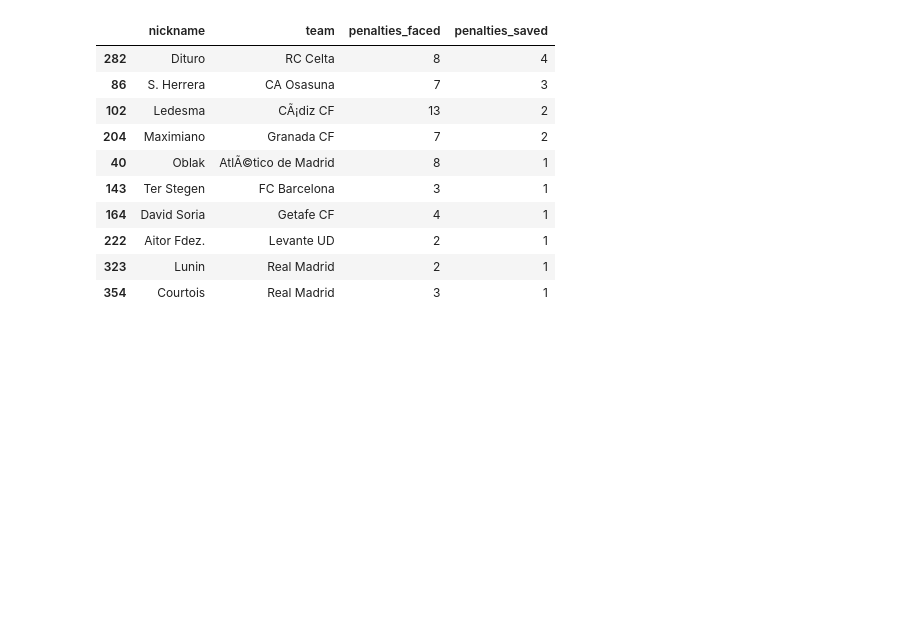
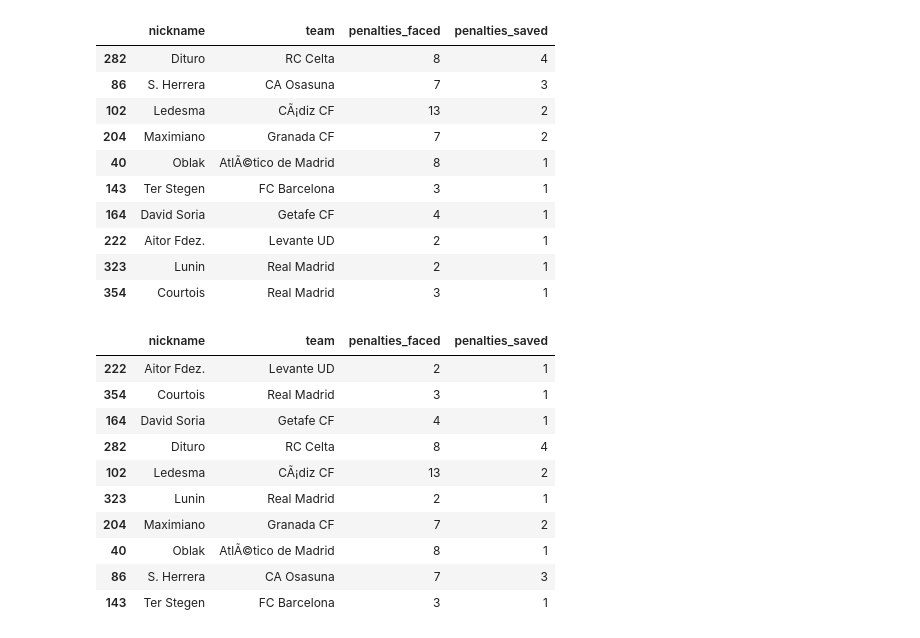
Before and after one commit to Hrithik-58/My_Projects, a Jupyter notebook: Laliga season 2021-22 game data analysis/project on laliga 2021-22.ipynb, the cells around one changed output. Drawn from its saved outputs; the diff is of its cells as text; code cells hidden in the pictures; blank space fills up the shorter version.

```diff
--- a/Laliga season 2021-22 game data analysis/project on laliga 2021-22.ipynb
+++ b/Laliga season 2021-22 game data analysis/project on laliga 2021-22.ipynb
@@ -449,3 +427,18 @@ most_penalty_saves_by_goalkepper
 | 222 | Aitor Fdez. | Levante UD | 2 | 1 |
 | 323 | Lunin | Real Madrid | 2 | 1 |
 | 354 | Courtois | Real Madrid | 3 | 1 |
+# %%
+gk =most_penalty_saves_by_goalkepper.sort_values(by='nickname')
+gk
+# %% [output]
+|  | nickname | team | penalties_faced | penalties_saved |
+| 222 | Aitor Fdez. | Levante UD | 2 | 1 |
+| 354 | Courtois | Real Madrid | 3 | 1 |
+| 164 | David Soria | Getafe CF | 4 | 1 |
+| 282 | Dituro | RC Celta | 8 | 4 |
+| 102 | Ledesma | CÃ¡diz CF | 13 | 2 |
+| 323 | Lunin | Real Madrid | 2 | 1 |
+| 204 | Maximiano | Granada CF | 7 | 2 |
+| 40 | Oblak | AtlÃ©tico de Madrid | 8 | 1 |
+| 86 | S. Herrera | CA Osasuna | 7 | 3 |
+| 143 | Ter Stegen | FC Barcelona | 3 | 1 |
```
Also changed, not shown: parts of 16 cells of this notebook.
